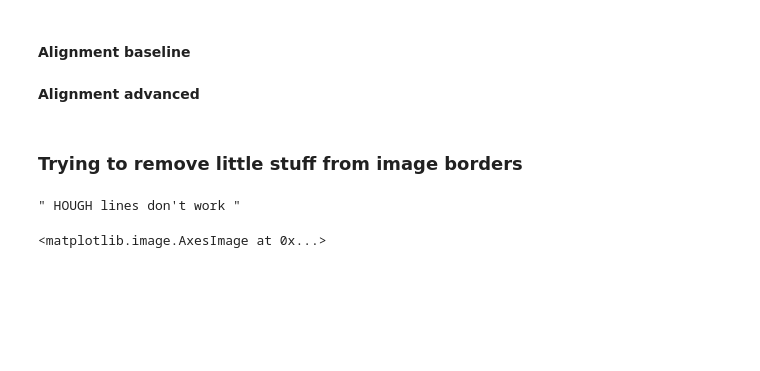
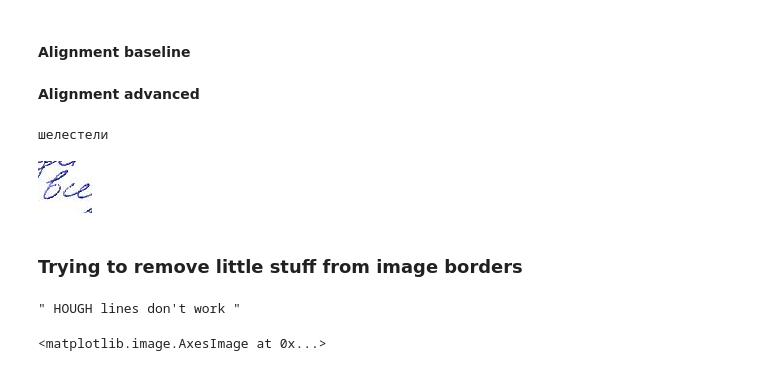
Before and after one commit to EmilNadimanov/disser, a Jupyter notebook: code/WordExtraction.ipynb, the cells around one changed output. Cells and saved outputs as stored; diff of their text form; code cells hidden in the pictures; blank space fills up the shorter version.

```diff
--- a/code/WordExtraction.ipynb
+++ b/code/WordExtraction.ipynb
@@ -441,7 +418,14 @@ def extract_words(work):
     # empty_space_min_len = np.percentile(notches_groups_lengths, 75)
     notches_groups_lengths = [len(seq) for group in groups for seq in group]
     notches_groups_lengths.sort(reverse=True)
-    empty_space_min_len = notches_groups_lengths[TOTAL_SPACES]
+    notches_groups_lengths = reject_outliers(np.array(notches_groups_lengths))
+    try:
+        empty_space_min_len = notches_groups_lengths[:TOTAL_SPACES][-1]
+    except:
+        print(notches_groups_lengths[:TOTAL_SPACES])
+        print(len(notches_groups_lengths))
+        print(work)
+        return
 
     for line, image, group in zip(lines, images, groups):
         line_num = os.path.basename(line.path).replace(".png", "")
@@ -490,3 +474,32 @@ for work in tqdm((Work(path) for path in WORK_PATHS), total=514):
     alignment_baseline(work)
 # %% [markdown]
 **Alignment advanced**
+# %%
+"""
+merge_image takes three parameters first two parameters specify
+the two images to be merged and third parameter i.e. vertically
+is a boolean type which if True merges images vertically
+and finally saves and returns the file_name
+"""
+def concat_images(img1, img2, vertically=False):
+    images = [img1, img2]
+    widths, heights = zip(*(i.size for i in images))
+    if vertically:
+        max_width = max(widths)
+        total_height = sum(heights)
+        new_im = im.new('RGB', (max_width, total_height))
+
+        y_offset = 0
+        for each in images:
+            new_im.paste(each, (0, y_offset))
+            y_offset += each.size[1]
+    else:
+        total_width = sum(widths)
+        max_height = max(heights)
+        new_im = im.new('RGB', (total_width, max_height))
+
+        x_offset = 0
+        for each in images:
+            new_im.paste(each, (x_offset, 0))
+            x_offset += each.size[0]
+    return new_im
@@ -493,3 +555,12 @@ for work in tqdm((Work(path) for path in WORK_PATHS), total=514):
+# %%
+num_gen = (i for i in range(273))
+# %%
+idx = next(num_gen)
+print(x[idx][0])
+x[idx][1]
+# %% [output]
+шелестели
+[figure, added]
 # %% [markdown]
 ### Trying to remove little stuff from image borders
 # %%
```
Also changed, not shown: parts of 15 cells of this notebook.
